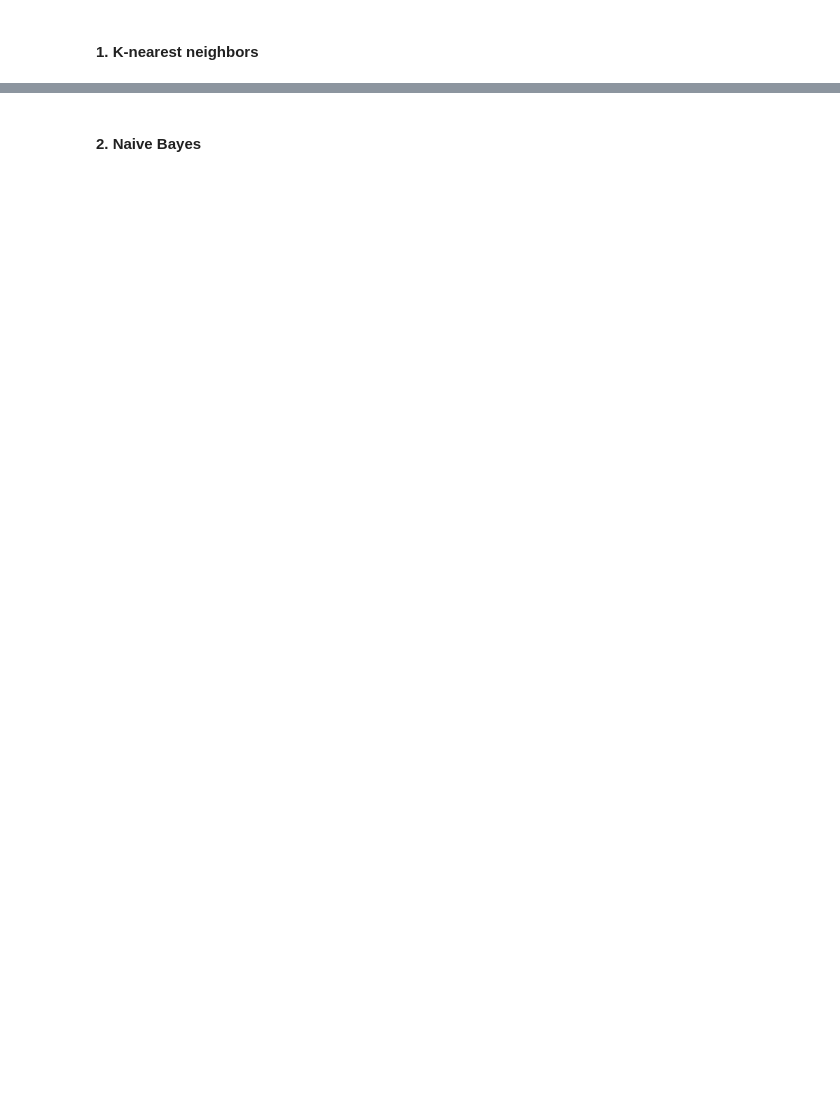
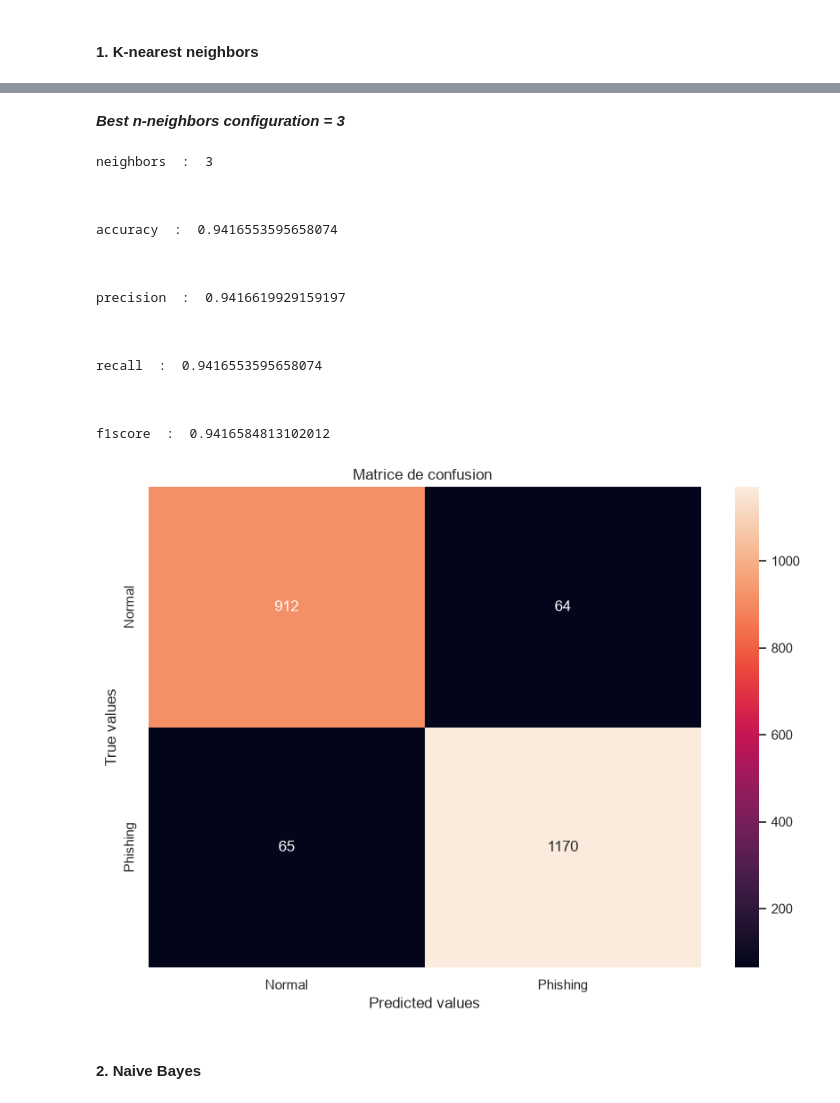
Before and after one commit to walidwithou/Secure_web_assistant, a Jupyter notebook: backend/app/model/training.ipynb, the cells around one changed output, grey strips where cells are left out. Cells and saved outputs as stored; diff of their text form; code cells hidden in the pictures; blank space fills up the shorter version.

```diff
--- a/backend/app/model/training.ipynb
+++ b/backend/app/model/training.ipynb
@@ -160,3 +358,30 @@ from sklearn.neighbors import KNeighborsClassifier
+# %% [markdown]
+***Best n-neighbors configuration = 3***
+# %%
+# Final model
+final_knn = construct_knn(3)
+
+knn_eval_results = knn_eval(knn_predict(final_knn , x_test ) , y_test)
+show_metrics(knn_eval_results)
+# %% [output]
+neighbors  :  3
+
+
+
+accuracy  :  0.9416553595658074
+
+
+
+precision  :  0.9416619929159197
+
+
+
+recall  :  0.9416553595658074
+
+
+
+f1score  :  0.9416584813102012
+[figure, added]
 # %% [markdown]
 #### **2. Naive Bayes**
 # %%
```
Also changed, not shown: parts of 89 cells of this notebook, 2 other files.
